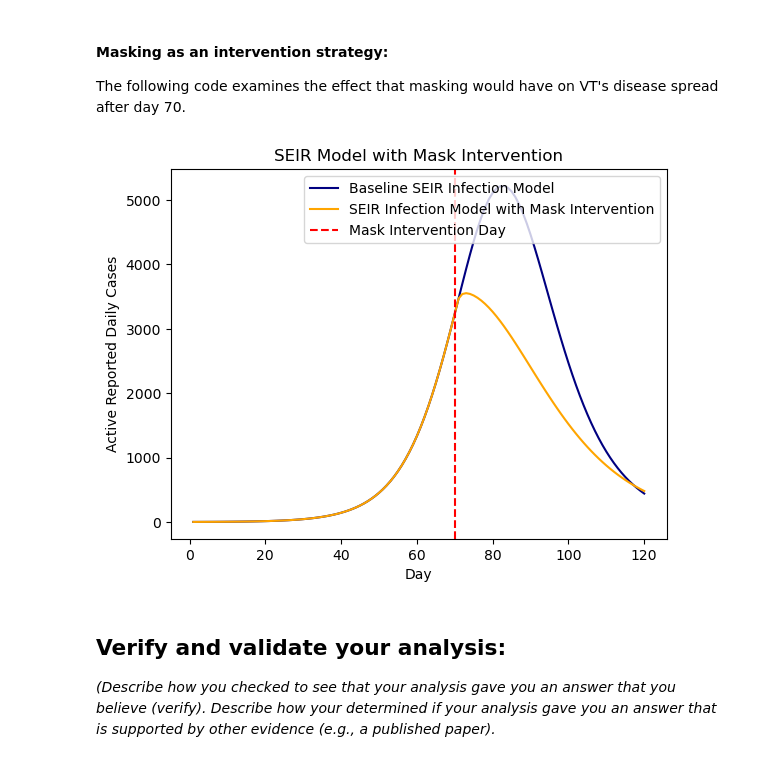
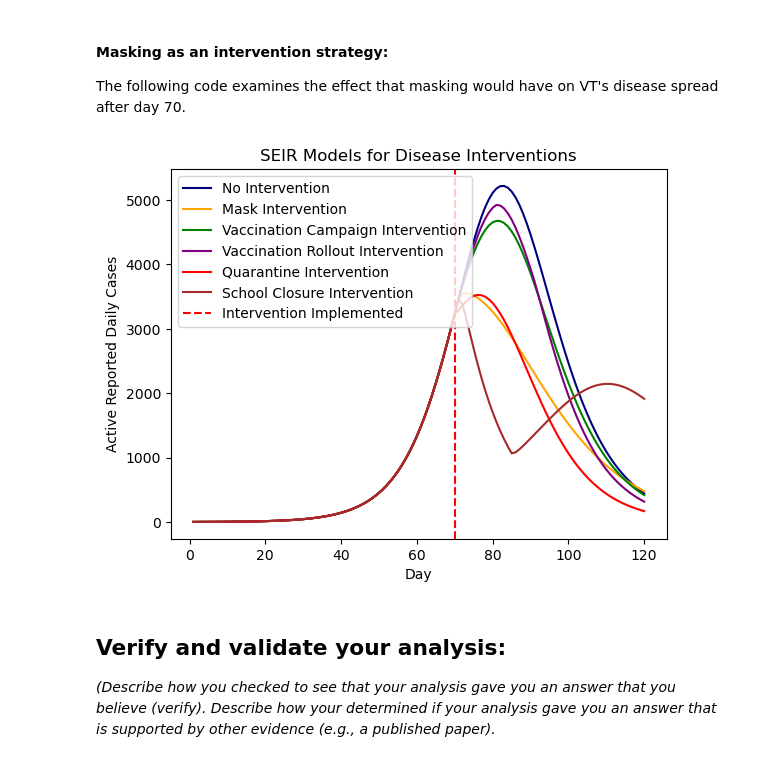
Before and after one commit to gracevl/Module-2-Epidemics-SIR-Modeling_lee_abed, a Jupyter notebook: Notebook examples/Template_student_final_notebook.ipynb, the cells around one changed output. Cells and saved outputs as stored; diff of their text form; code cells hidden in the pictures.

```diff
--- a/Notebook examples/Template_student_final_notebook.ipynb
+++ b/Notebook examples/Template_student_final_notebook.ipynb
@@ -265,28 +275,17 @@ plt.show()
 #### Masking as an intervention strategy:
 The following code examines the effect that masking would have on VT's disease spread after day 70.
 # %%
-N_VT = 31000
-day70 = SEIR_model(best_beta, best_sigma, best_gamma, N_VT, E0, 1, 0, timepoints, N_VT)
-S70 = day70[0][70]
-E70 = day70[1][70]
-I70 = day70[2][70]
-R70 = day70[3][70]
+post_int = np.arange(1,51)
 
-postmask = np.arange(1,51)
+mask_beta = 0.6*best_beta #Masking is estimated to reduce the transmission rate by 40%, as calculated below
+mask_int = SEIR_model(mask_beta, best_sigma, best_gamma, S70, E70, I70, R70, post_int, N_VT) #Running the SEIR model with the reduced beta value to simulate the effect of mask intervention starting on day 70, using the predicted values of S, E, I, and R on day 70 as the new initial conditions for the model after the intervention
 
-mask_beta = 0.6*best_beta
-mask_int = SEIR_model(mask_beta, best_sigma, best_gamma, S70, E70, I70, R70, postmask, N_VT)
 
-baseline = SEIR_model(best_beta, best_sigma, best_gamma, N_VT, E0, 1, 0, future_timepoints, N_VT)
-mask_I = np.concatenate((day70[2][1:71], mask_int[2][1:51]))
 
-plt.plot(future_timepoints, baseline[2][1:len(future_timepoints)+1], label="Baseline SEIR Infection Model", color = 'navy')
-plt.plot(future_timepoints, mask_I, label="SEIR Infection Model with Mask Intervention", color = 'orange')
-plt.axvline(x=70, color='red', linestyle='--', label='Mask Intervention Day')
-plt.xlabel("Day")
-plt.ylabel("Active Reported Daily Cases")
-plt.title("SEIR Model with Mask Intervention")
-plt.legend()
-plt.show()
+mask_I = np.concatenate((day70[2][1:71], mask_int[2][1:51])) #Masking intervention implemented
-# %% [output]
-[figure, removed]
+# %%
+
+vaccine_campaign = 0.9*2000 #Assuming 2000 vaccines are distributed with 90% efficacy
+vaccine_int = SEIR_model(best_beta, best_sigma, best_gamma, S70-vaccine_campaign, E70, I70, R70+vaccine_campaign, post_int, N_VT) #Running the SEIR model with the reduced susceptible population and increased recovered population to simulate the effect of vaccination intervention starting on day 70
+
+vaccine_campaign_I = np.concatenate((day70[2][1:71], vaccine_int[2][1:51])) #Vaccination intervention implemented
@@ -293,3 +315,40 @@ plt.show()
+# %%
+infectious_period = 1/best_gamma
+new_infectious_period = infectious_period - 2
+new_gamma = 1/new_infectious_period
+
+quarantine_int = SEIR_model(best_beta, best_sigma, new_gamma, S70, E70, I70, R70, post_int, N_VT) #Running the SEIR model with the reduced infectious period (increased gamma value) to simulate the effect of quarantine intervention starting on day 70, using the predicted values of S, E, I, and R on day 70 as the new initial conditions for the model after the intervention
+quarantine_I = np.concatenate((day70[2][1:71], quarantine_int[2][1:51])) #Quarantine intervention implemented
+# %%
+closure_beta = 0.2*best_beta #Assuming contact rate is 20% of the original contact rate due to quarantine measures
+twoweeks = np.arange(1,15)
+school_closure_int = SEIR_model(closure_beta, best_sigma, best_gamma, S70, E70, I70, R70, twoweeks, N_VT) #Running the SEIR model with the reduced beta value to simulate the effect of school closure intervention starting on day 70, using the predicted values of S, E, I, and R on day 70 as the new initial conditions for the model after the intervention
+
+closureS = school_closure_int[0][14]
+closureE = school_closure_int[1][14]
+closureI = school_closure_int[2][14]
+closureR = school_closure_int[3][14]
+
+reopened_period = np.arange(1,37)
+
+reopening = SEIR_model(best_beta, best_sigma, best_gamma, closureS, closureE, closureI, closureR, reopened_period, N_VT) #Running the SEIR model with the original beta value and the new predicted values of S, E, I, and R on day 85 as the initial conditions to simulate the effect of reopening after 2 weeks of school closure
+
+closure_I = np.concatenate((day70[2][1:71], school_closure_int[2][1:15], reopening[2][1:37])) #School closure intervention implemented for 2 weeks, followed by reopening
+# %%
+plt.plot(future_timepoints, baseline[2][1:len(future_timepoints)+1], label="No Intervention", color = 'navy')
+plt.plot(future_timepoints, mask_I, label="Mask Intervention", color = 'orange')
+plt.plot(future_timepoints, vaccine_campaign_I, label="Vaccination Campaign Intervention", color = 'green')
+plt.plot(future_timepoints, vaccine_rollout_I, label="Vaccination Rollout Intervention", color = 'purple')
+plt.plot(future_timepoints, quarantine_I, label="Quarantine Intervention", color = 'red')
+plt.plot(future_timepoints, closure_I, label="School Closure Intervention", color = 'brown')
+plt.axvline(x=70, color='red', linestyle='--', label='Intervention Implemented')
+plt.xlabel("Day")
+plt.ylabel("Active Reported Daily Cases")
+plt.title("SEIR Models for Disease Interventions")
+plt.legend()
+plt.show()
+# %% [output]
+[figure, added]
 # %% [markdown]
 ## Verify and validate your analysis:
 
```
Also changed, not shown: parts of 2 cells of this notebook.
